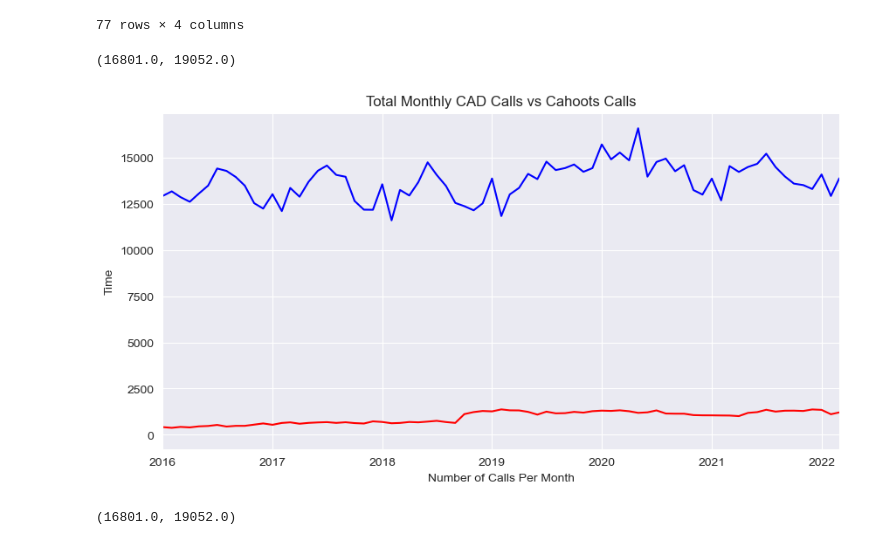
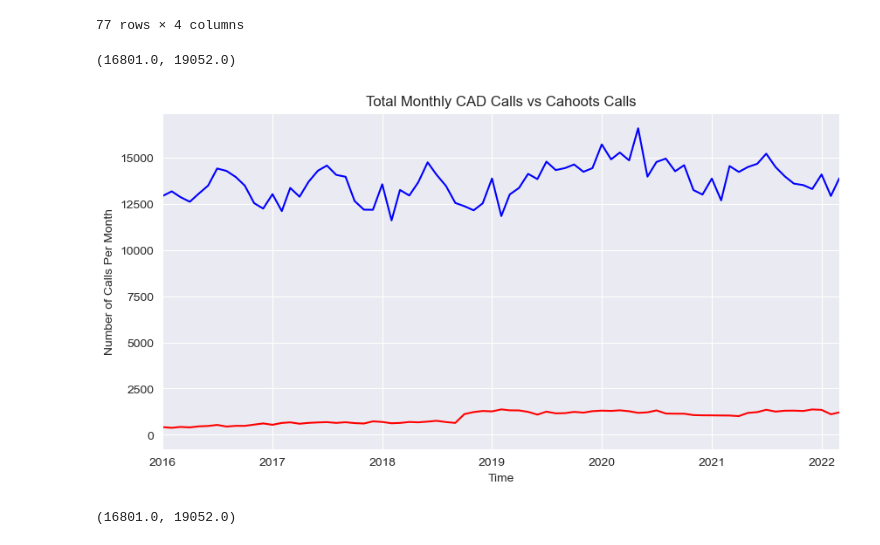
Before and after one commit to Elijah-Andrae56/ADCSI4SJ-EAndrae, a Jupyter notebook: DCSI 410 Final Project/cahoots_calls_over_time.ipynb, the cells around one changed output. Cells and saved outputs as stored; diff of their text form; code cells hidden in the pictures.

```diff
--- a/DCSI 410 Final Project/cahoots_calls_over_time.ipynb
+++ b/DCSI 410 Final Project/cahoots_calls_over_time.ipynb
@@ -154,13 +231,17 @@ plt.show()
 # %%
-monthly_call_count = clean_data.groupby([clean_data['Call Time'].dt.to_period('M')])['Call Sign'].size()
-monthly_cahoots = clean_data[clean_data['Call Sign'].isin(cahoots_call_signs)]
-monthly_call_sign = monthly_cahoots.groupby([monthly_cahoots['Call Time'].dt.to_period('M')])['Call Sign'].size()
-total_vs_cahoot = pd.merge(monthly_call_count, monthly_call_sign, on='Call Time', how='left').reset_index()
-total_vs_cahoot['Call Time'] = total_vs_cahoot['Call Time'].dt.to_timestamp()
-total_vs_cahoot = total_vs_cahoot.rename(columns={'Call Sign_x': "Total Calls", 'Call Sign_y': "Cahoots Calls"}).dropna()
-total_vs_cahoot["Non Cahoots Calls"] = total_vs_cahoot["Total Calls"] - total_vs_cahoot['Cahoots Calls']
-total_vs_cahoot = total_vs_cahoot[["Call Time", "Non Cahoots Calls", "Cahoots Calls", "Total Calls"]]
+def calculate_counts(table: pd.DataFrame, call_signs: list):
+    monthly_call_count = table.groupby([table['Call Time'].dt.to_period('M')])['Call Sign'].size()
+    monthly_cahoots = clean_data[clean_data['Call Sign'].isin(call_signs)]
+    monthly_call_sign = monthly_cahoots.groupby([monthly_cahoots['Call Time'].dt.to_period('M')])['Call Sign'].size()
+    t_v_c = pd.merge(monthly_call_count, monthly_call_sign, on='Call Time', how='left').reset_index()
+    t_v_c['Call Time'] = t_v_c['Call Time'].dt.to_timestamp()
+    t_v_c = t_v_c.rename(columns={'Call Sign_x': "Total Calls", 'Call Sign_y': "Cahoots Calls"}).dropna()
+    t_v_c["Non Cahoots Calls"] = t_v_c["Total Calls"] - t_v_c['Cahoots Calls']
+    t_v_c = t_v_c[["Call Time", "Non Cahoots Calls", "Cahoots Calls", "Total Calls"]]
+    # pd.to_datetime(t_v_c["Call Time"])
+    return t_v_c
 # %%
+total_vs_cahoot = calculate_counts(clean_data, target_call_signs)
 total_vs_cahoot
 # %% [output]
 |  | Call Time | Non Cahoots Calls | Cahoots Calls | Total Calls |
@@ -179,14 +260,14 @@ total_vs_cahoot
 # %%
 plt.figure(figsize=(10, 5))
 plt.plot(total_vs_cahoot["Call Time"], total_vs_cahoot['Total Calls'], color='b')
 plt.plot(total_vs_cahoot["Call Time"], total_vs_cahoot['Cahoots Calls'], color='r')
-plt.xlabel("Number of Calls Per Month")
-plt.ylabel("Time")
+plt.xlabel("Time")
+plt.ylabel("Number of Calls Per Month")
 plt.title("Total Monthly CAD Calls vs Cahoots Calls")
 plt.xlim([pd.to_datetime("2016"), pd.to_datetime("2022-3-1")])
 # %% [output]
 (16801.0, 19052.0)
-[figure, old version]
+[figure, new version]
 # %%
 plt.figure(figsize=(10, 5))
 plt.plot(total_vs_cahoot["Call Time"], total_vs_cahoot['Cahoots Calls'], color='r')
```
Also changed, not shown: parts of 22 cells of this notebook, 2 other files.
